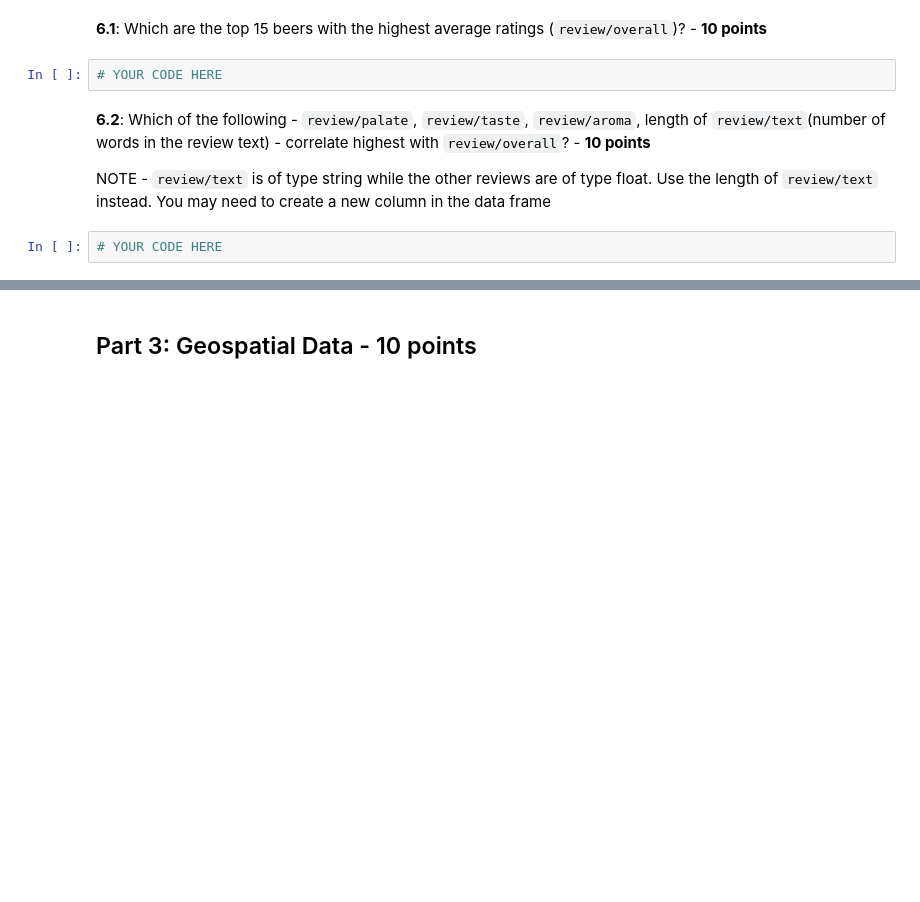
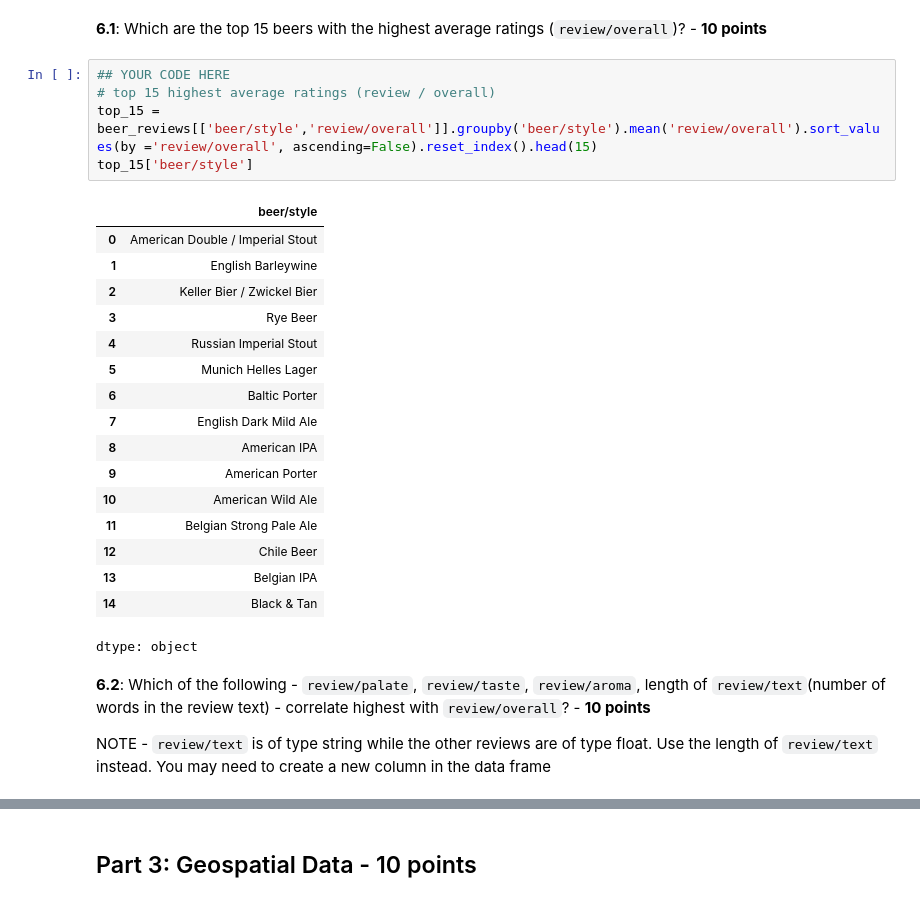
Before and after one commit to kiah-ucsd/DES200, a Jupyter notebook: HW_2.ipynb, the cells around one changed output, grey strips where cells are left out. Saved outputs shown, nothing was run; the diff lists cells and outputs as text; blank space fills up the shorter version.

```diff
--- a/HW_2.ipynb
+++ b/HW_2.ipynb
@@ -366,11 +366,30 @@ beer_reviews
 50000 rows × 18 columns
 # %% [markdown]
 **6.1**: Which are the top 15 beers with the highest average ratings (`review/overall`)? - **10 points**
-# %%
-# YOUR CODE HERE
+# %%
+## YOUR CODE HERE
+# top 15 highest average ratings (review / overall)
+top_15 = beer_reviews[['beer/style','review/overall']].groupby('beer/style').mean('review/overall').sort_values(by ='review/overall', ascending=False).reset_index().head(15)
+top_15['beer/style']
+# %% [output]
+|  | beer/style |
+| 0 | American Double / Imperial Stout |
+| 1 | English Barleywine |
+| 2 | Keller Bier / Zwickel Bier |
+| 3 | Rye Beer |
+| 4 | Russian Imperial Stout |
+| 5 | Munich Helles Lager |
+| 6 | Baltic Porter |
+| 7 | English Dark Mild Ale |
+| 8 | American IPA |
+| 9 | American Porter |
+| 10 | American Wild Ale |
+| 11 | Belgian Strong Pale Ale |
+| 12 | Chile Beer |
+| 13 | Belgian IPA |
+| 14 | Black & Tan |
+dtype: object
 # %% [markdown]
 **6.2**: Which of the following - `review/palate`, `review/taste`, `review/aroma`, length of `review/text`(number of words in the review text) - correlate highest with `review/overall`? - **10 points**
 
 NOTE - `review/text` is of type string while the other reviews are of type float. Use the length of `review/text` instead. You may need to create a new column in the data frame
-# %%
-# YOUR CODE HERE
```
Also changed, not shown: parts of 6 cells of this notebook.
